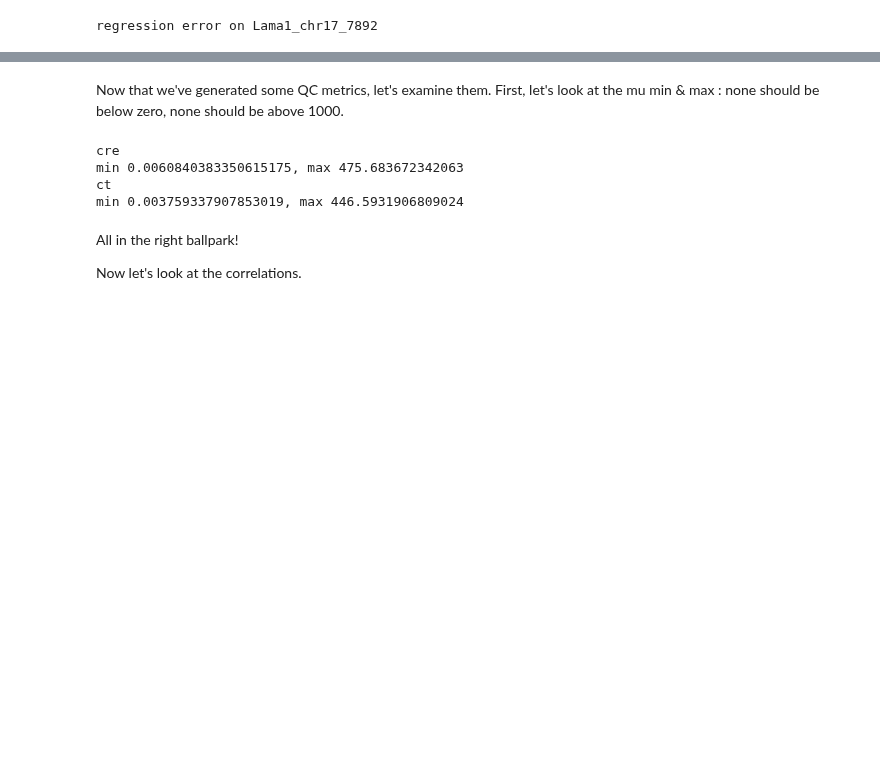
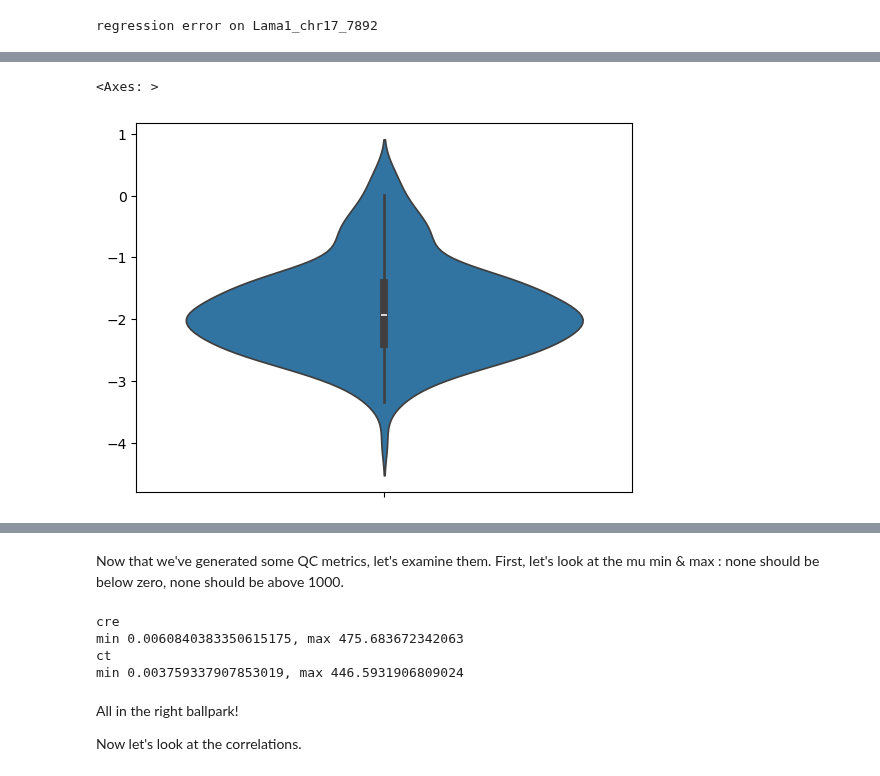
Before and after one commit to Reilly-Lab-Yale/tabula-rasa, a Jupyter notebook: analyses/supporting/shendure_mean_recap.ipynb, the cells around one changed output, grey strips where cells are left out. Saved outputs shown, nothing was run; the diff lists cells and outputs as text; code cells hidden in the pictures; blank space fills up the shorter version.

```diff
--- a/analyses/supporting/shendure_mean_recap.ipynb
+++ b/analyses/supporting/shendure_mean_recap.ipynb
@@ -84,0 +165,15 @@ regression error on Lama1_chr17_7892
+# %%
+by_cre_thetas=[]
+for key in primordial.by_cre.model:
+    by_cre_thetas.append(primordial.by_cre.model[key].result()["weights"]["theta"].squeeze())
+by_cre_thetas=np.array(by_cre_thetas)
+
+by_cell_type_thetas=[]
+for key in primordial.by_cell_type.model:
+    by_cell_type_thetas.append(primordial.by_cell_type.model[key].result()["weights"]["theta"].squeeze())
+by_cell_type_thetas=np.array(by_cell_type_thetas)
+# %%
+sns.violinplot(by_cre_thetas)
+# %% [output]
+<Axes: >
+[figure, added]
```
Also changed, not shown: parts of 21 cells of this notebook.
